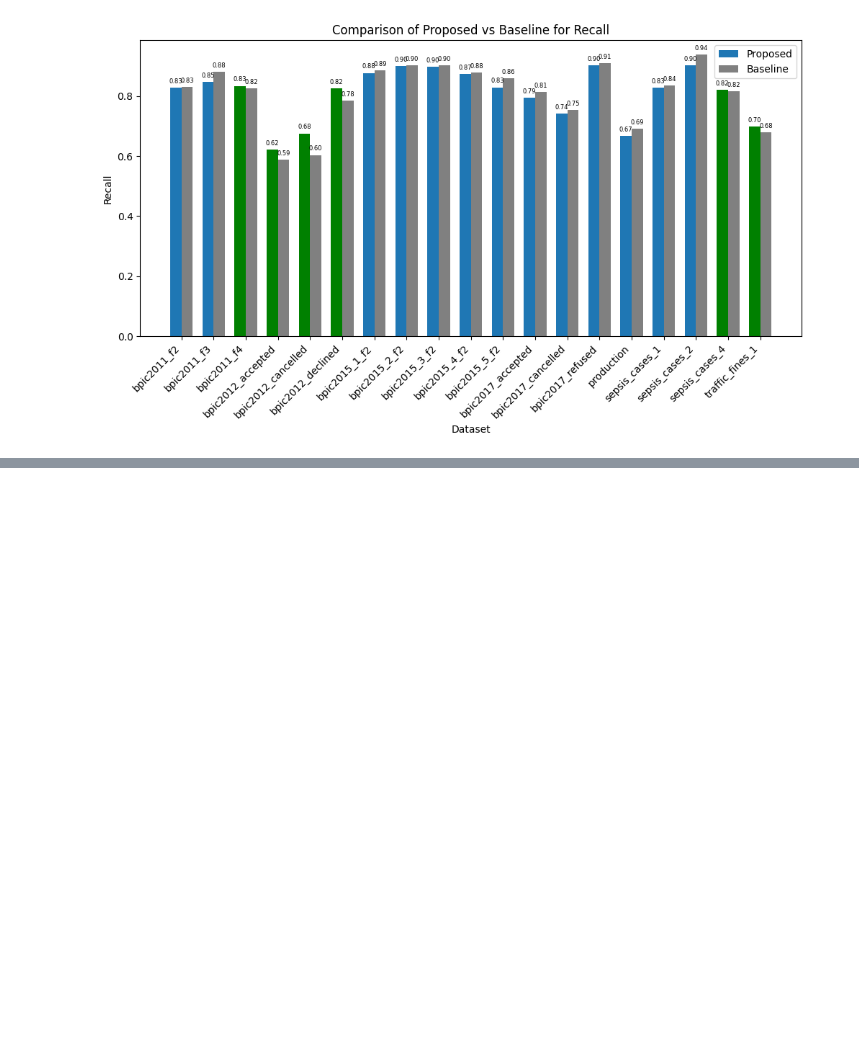
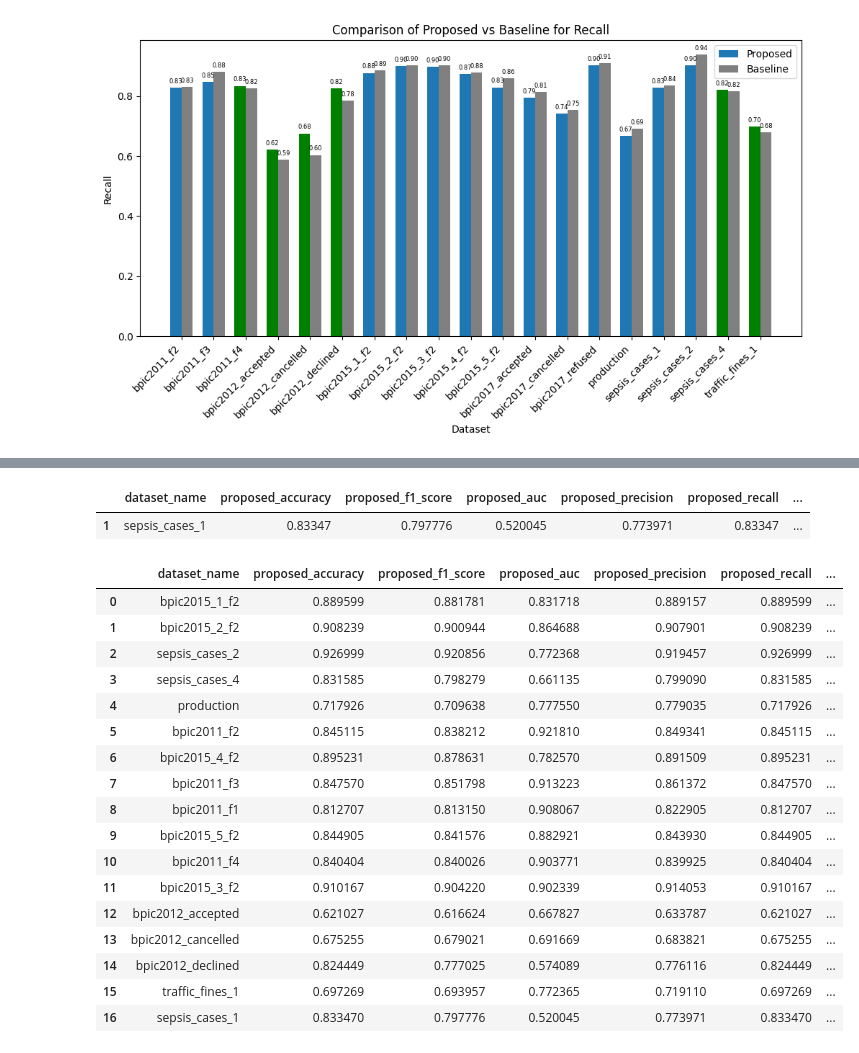
Before and after one commit to zahradbozorgi/JITCat, a Jupyter notebook: JITL/visualise_results.ipynb, the cells around one changed output, grey strips where cells are left out. Saved outputs shown, nothing was run; the diff lists cells and outputs as text; code cells hidden in the pictures; blank space fills up the shorter version.

```diff
--- a/JITL/visualise_results.ipynb
+++ b/JITL/visualise_results.ipynb
@@ -329 +340,11 @@ Imbalance file loaded successfully.
 ... (4 outputs left out)
+# %%
+df = pd.read_csv('results_metrics_HP_tuning.csv')
+df = df[df["dataset_name"].isin(["sepsis_cases_2", "sepsis_cases_4", "bpic2015_1_f2", "bpic2015_2_f2", "production", "bpic2011_f2"])]
+# %%
+df2 = pd.read_csv('results_metrics_HP_tuning_spartan.csv')
+df2 = df2[df2["dataset_name"].isin(["bpic2015_3_f2", "bpic2015_4_f2", "bpic2015_5_f2", "bpic2011_f1", "bpic2011_f3", "bpic2011_f4"])]
+# %%
+df3 = pd.read_csv('results_metrics.csv')
+df3 = df3[df3["dataset_name"].isin(["bpic2012_accepted", "bpic2012_cancelled", "bpic2012_declined", "traffic_fines_1"])]
+df3
@@ -329,0 +357,30 @@ Imbalance file loaded successfully.
+# %%
+df4 = pd.read_csv('results_metrics_dimension_reduction.csv')
+df4 = df4[df4["dataset_name"].isin(["sepsis_cases_1"])]
+df4
+# %% [output]
+|  | dataset_name | proposed_accuracy | proposed_f1_score | proposed_auc | proposed_precision | proposed_recall | ... |
+| 1 | sepsis_cases_1 | 0.83347 | 0.797776 | 0.520045 | 0.773971 | 0.83347 | ... |
+# %%
+# Concatenate df and df2
+concatenated_df = pd.concat([df, df2, df3, df4], ignore_index=True)
+concatenated_df
+# %% [output]
+|  | dataset_name | proposed_accuracy | proposed_f1_score | proposed_auc | proposed_precision | proposed_recall | ... |
+| 0 | bpic2015_1_f2 | 0.889599 | 0.881781 | 0.831718 | 0.889157 | 0.889599 | ... |
+| 1 | bpic2015_2_f2 | 0.908239 | 0.900944 | 0.864688 | 0.907901 | 0.908239 | ... |
+| 2 | sepsis_cases_2 | 0.926999 | 0.920856 | 0.772368 | 0.919457 | 0.926999 | ... |
+| 3 | sepsis_cases_4 | 0.831585 | 0.798279 | 0.661135 | 0.799090 | 0.831585 | ... |
+| 4 | production | 0.717926 | 0.709638 | 0.777550 | 0.779035 | 0.717926 | ... |
+| 5 | bpic2011_f2 | 0.845115 | 0.838212 | 0.921810 | 0.849341 | 0.845115 | ... |
+| 6 | bpic2015_4_f2 | 0.895231 | 0.878631 | 0.782570 | 0.891509 | 0.895231 | ... |
+| 7 | bpic2011_f3 | 0.847570 | 0.851798 | 0.913223 | 0.861372 | 0.847570 | ... |
+| 8 | bpic2011_f1 | 0.812707 | 0.813150 | 0.908067 | 0.822905 | 0.812707 | ... |
+| 9 | bpic2015_5_f2 | 0.844905 | 0.841576 | 0.882921 | 0.843930 | 0.844905 | ... |
+| 10 | bpic2011_f4 | 0.840404 | 0.840026 | 0.903771 | 0.839925 | 0.840404 | ... |
+| 11 | bpic2015_3_f2 | 0.910167 | 0.904220 | 0.902339 | 0.914053 | 0.910167 | ... |
+| 12 | bpic2012_accepted | 0.621027 | 0.616624 | 0.667827 | 0.633787 | 0.621027 | ... |
+| 13 | bpic2012_cancelled | 0.675255 | 0.679021 | 0.691669 | 0.683821 | 0.675255 | ... |
+| 14 | bpic2012_declined | 0.824449 | 0.777025 | 0.574089 | 0.776116 | 0.824449 | ... |
+| 15 | traffic_fines_1 | 0.697269 | 0.693957 | 0.772365 | 0.719110 | 0.697269 | ... |
+| 16 | sepsis_cases_1 | 0.833470 | 0.797776 | 0.520045 | 0.773971 | 0.833470 | ... |
```
Also changed, not shown: parts of 14 cells of this notebook.
